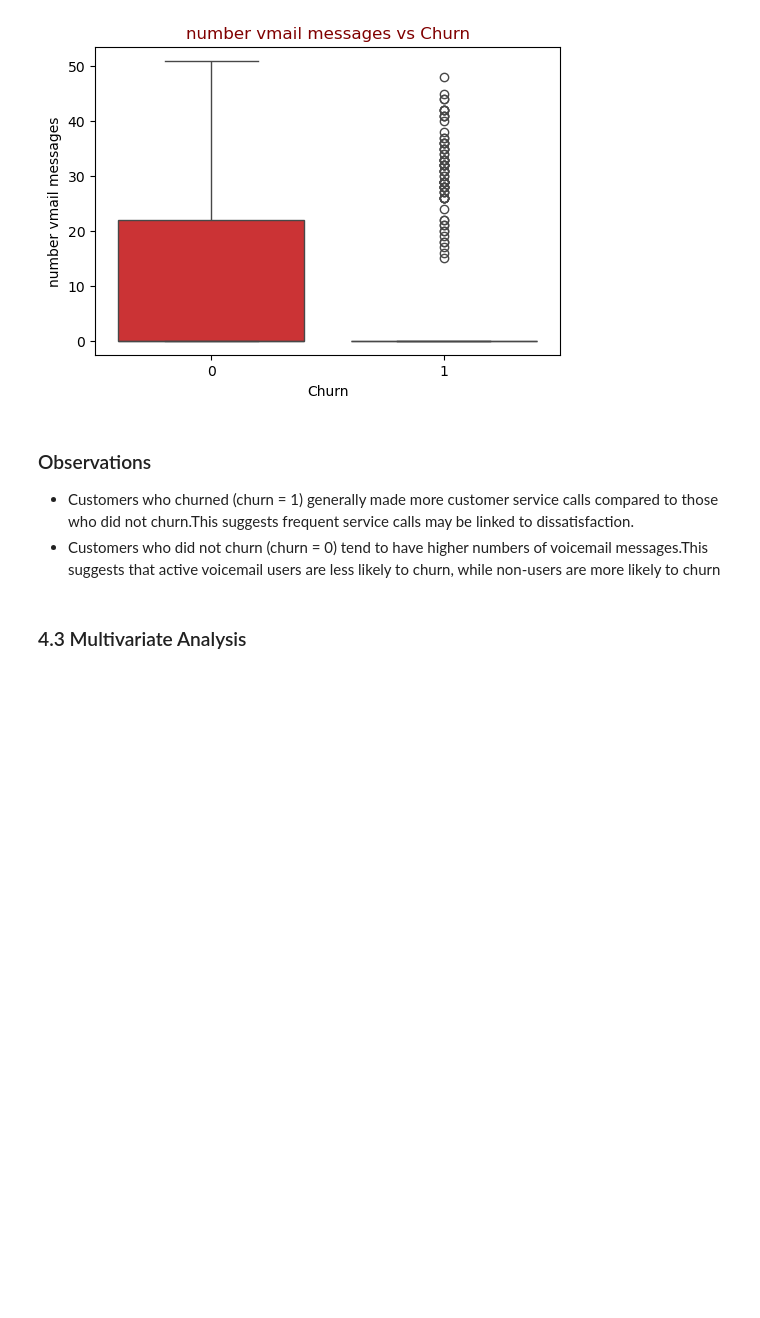
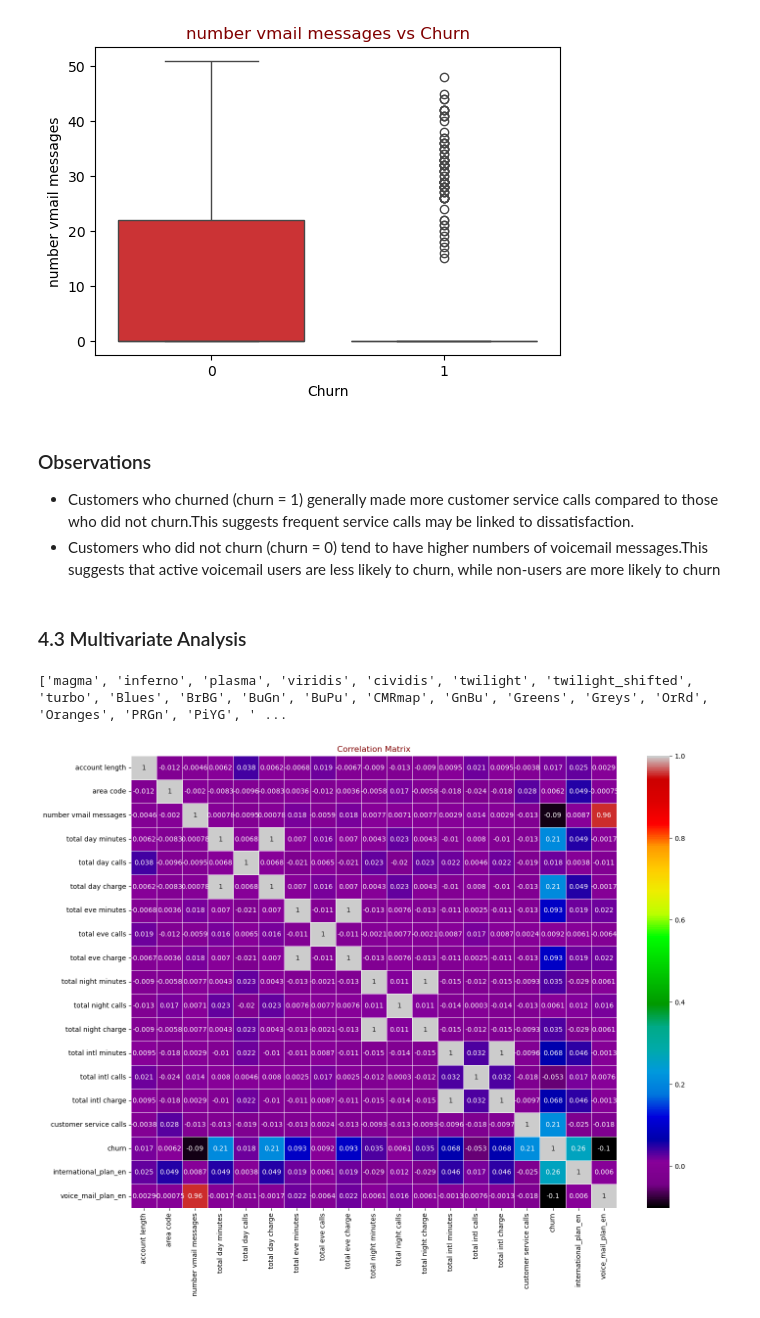
Before and after one commit to Muhadischol/Phase_Three_Project, a Jupyter notebook: Notebook/SyriaTel_Project.ipynb, the cells around one changed output. Saved outputs shown, nothing was run; the diff lists cells and outputs as text; code cells hidden in the pictures; blank space fills up the shorter version.

Commit message:
correlation heatmap

```diff
--- a/Notebook/SyriaTel_Project.ipynb
+++ b/Notebook/SyriaTel_Project.ipynb
@@ -395,11 +395,17 @@ for colns in predictors:
 - Customers who did not churn (churn = 0) tend to have higher numbers of voicemail messages.This suggests that active voicemail users are less likely to churn, while non-users are more likely to churn
 # %% [markdown]
 ### 4.3 Multivariate Analysis
+# %%
+print(plt.colormaps())   # prints all available colormaps
+# %% [output]
+['magma', 'inferno', 'plasma', 'viridis', 'cividis', 'twilight', 'twilight_shifted', 'turbo', 'Blues', 'BrBG', 'BuGn', 'BuPu', 'CMRmap', 'GnBu', 'Greens', 'Greys', 'OrRd', 'Oranges', 'PRGn', 'PiYG', ' ...
 # %%
 # Correlation matrix
 
-plt.figure(figsize=(14, 10))
-corr_matrix = df.corr()
-sns.heatmap(corr_matrix, annot=True, cmap='coolwarm', linewidths=0.5)
-plt.title('Correlation Matrix')
+plt.figure(figsize=(16, 12))
+corr_matrix = Pro_copy.corr()
+sns.heatmap(corr_matrix, annot=True, cmap='nipy_spectral', linewidths=0.5)
+plt.title('Correlation Matrix', c ="maroon")
 plt.show()
+# %% [output]
+[figure, added]
```
Also changed, not shown: parts of 1 cell of this notebook.
